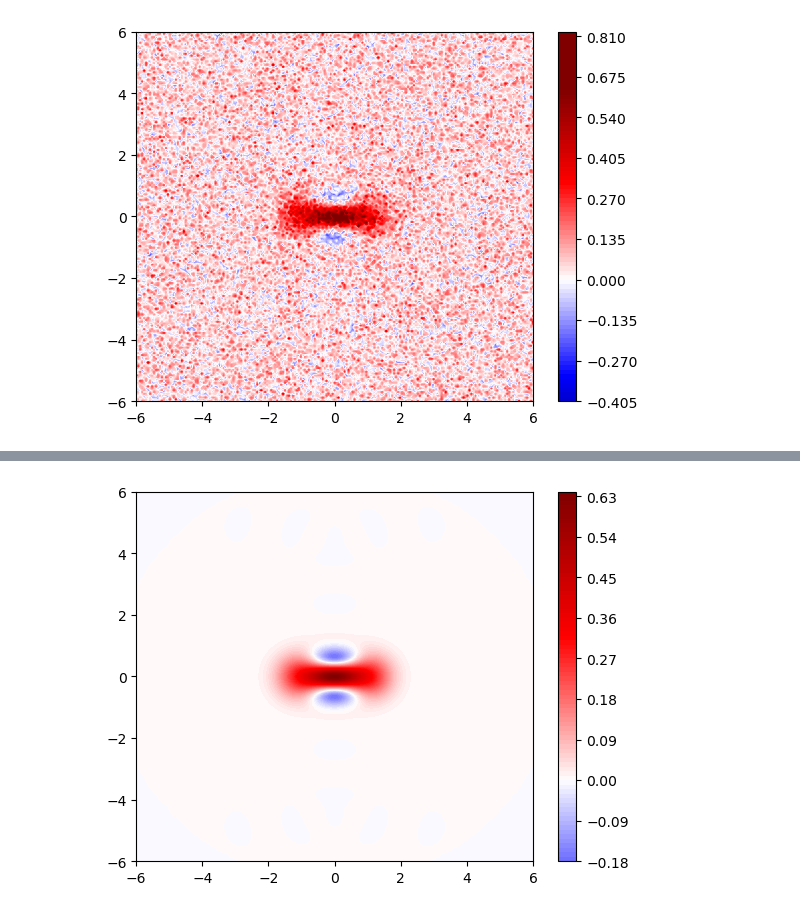
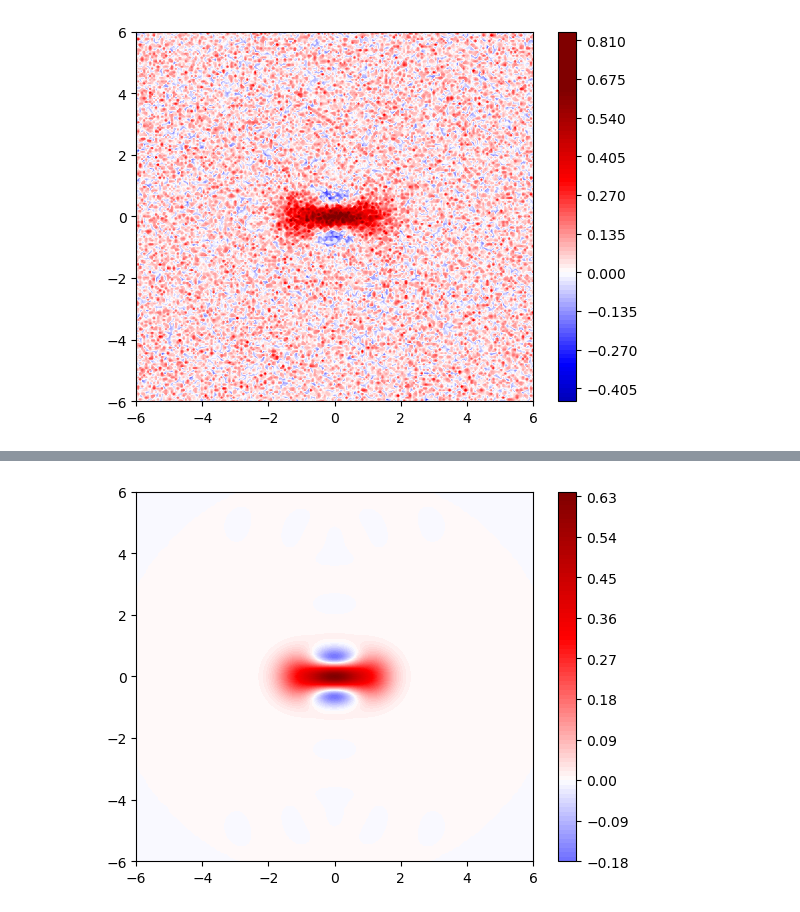
Before and after one commit to Manant02/ETH-Hackathon-2025-AandB, a Jupyter notebook: workspaces/Fabian/TaskC.ipynb, the cells around one changed output, grey strips where cells are left out. Cells and saved outputs as stored; diff of their text form; code cells hidden in the pictures.

```diff
--- a/workspaces/Fabian/TaskC.ipynb
+++ b/workspaces/Fabian/TaskC.ipynb
@@ -24,14 +24,14 @@ def plot_wigner(xvals, yvals, wigner_values):
 # %%
 state = cat_factory(2)
 xvec, yvec, wigner = dq.wigner(state)
 
-a = 1
-b = 0.01
+a = 1.
+b = 0.
 sigma = 0.1
 noise = np.random.normal(0.0, scale=sigma, size=wigner.shape)
 
 wigner_noisy = a*wigner + b*np.ones_like(wigner) + noise
 
 plot_wigner(xvec, yvec, wigner_noisy)
 # %% [output]
-[figure, old version]
+[figure, new version]
```
Also changed, not shown: parts of 12 cells of this notebook, 3 other files.
